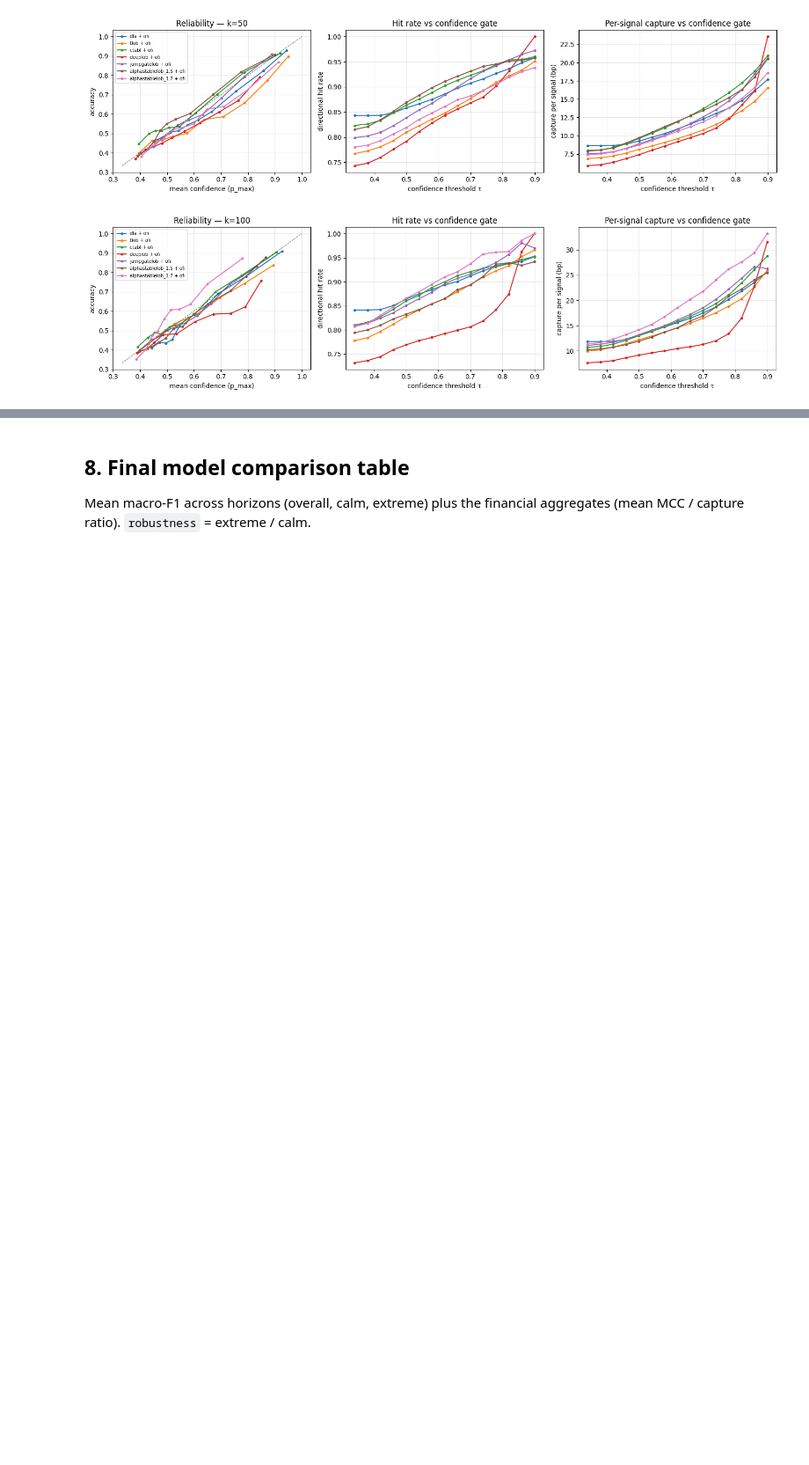
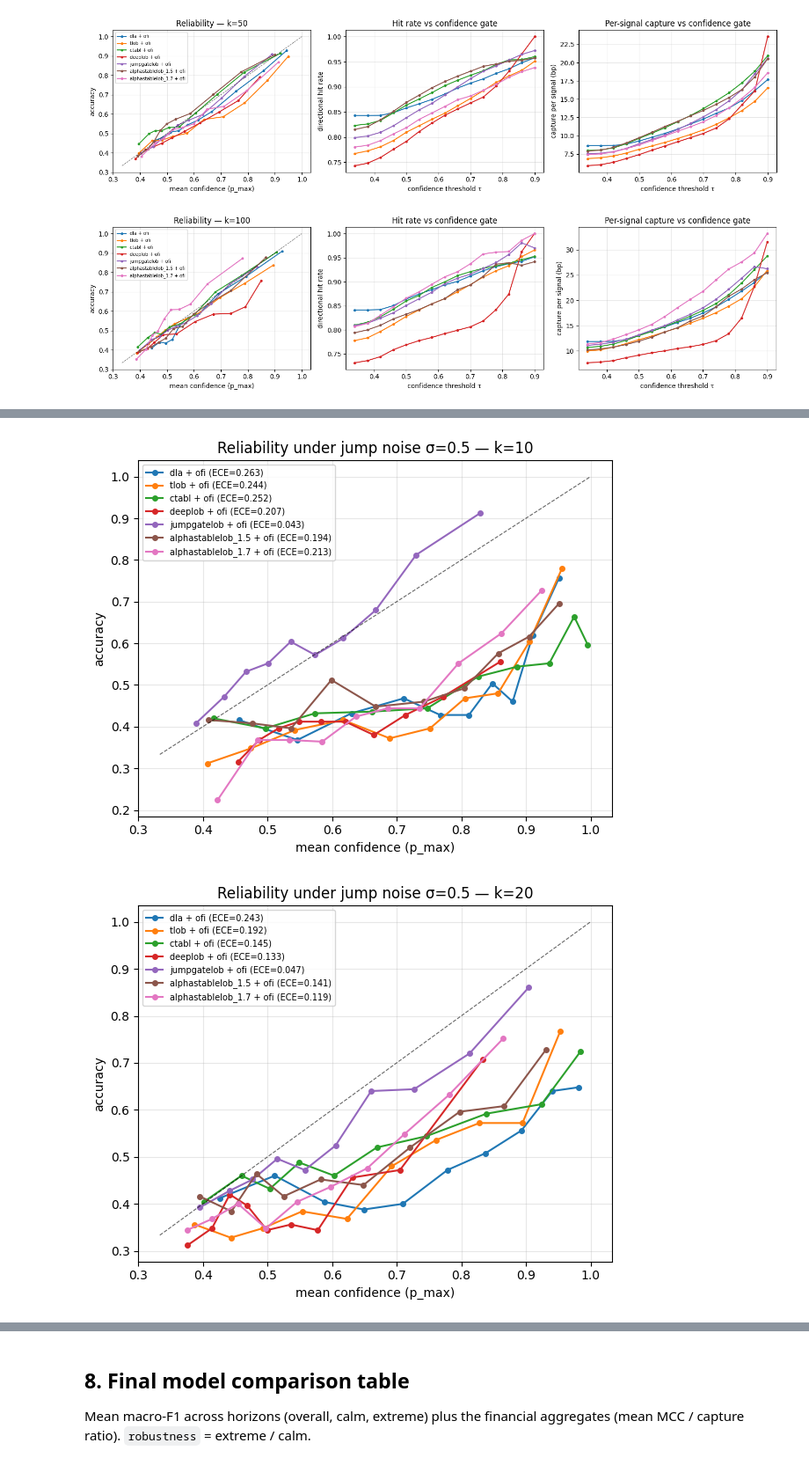
Before and after one commit to ArshiAbolghasemi/Penny, a Jupyter notebook: notebooks/model_comparison.ipynb, the cells around one changed output, grey strips where cells are left out. Shown at 88% size. Saved outputs shown, nothing was run; the diff lists cells and outputs as text; code cells hidden in the pictures; blank space fills up the shorter version.

```diff
--- a/notebooks/model_comparison.ipynb
+++ b/notebooks/model_comparison.ipynb
@@ -1034,0 +1175,51 @@ for k in HORIZONS:
+# %%
+def plot_calibration_under_noise(k, n_bins=10):
+    tags = [t for t in MODELS if (t, k) in ROBUST_PROBS]
+    if not tags:
+        return
+    cmap = plt.get_cmap("tab10")
+    fig, ax = plt.subplots(figsize=(6.2, 5))
+    for i, tag in enumerate(tags):
+        yt, yp, pr = ROBUST_PROBS[(tag, k)]
+        conf = pr.max(1)
+        correct = (yt == yp).astype(float)
+        edges = np.quantile(conf, np.linspace(0, 1, n_bins + 1))
+        edges[-1] += 1e-9
+        bi = np.clip(np.digitize(conf, edges) - 1, 0, n_bins - 1)
+        xs = [
+            conf[bi == b].mean() if (bi == b).any() else np.nan for b in range(n_bins)
+        ]
+        ys = [
+            correct[bi == b].mean() if (bi == b).any() else np.nan
+            for b in range(n_bins)
+        ]
+        # expected calibration error (bin-weighted |acc − conf|)
+        ece = np.nansum(
+            [
+                (bi == b).mean() * abs(np.nan_to_num(ys[b]) - np.nan_to_num(xs[b]))
+                for b in range(n_bins)
+            ]
+        )
+        ax.plot(
+            xs,
+            ys,
+            "o-",
+            ms=4,
+            color=cmap(i % 10),
+            label=f"{DISPLAY[tag]} (ECE={ece:.3f})",
+        )
+    ax.plot([1 / 3, 1], [1 / 3, 1], "k--", lw=0.8, alpha=0.6)
+    ax.set_xlabel("mean confidence (p_max)")
+    ax.set_ylabel("accuracy")
+    ax.set_title(f"Reliability under jump noise σ={SIGMA_FOCUS} — k={k}")
+    ax.legend(fontsize=7)
+    ax.grid(alpha=0.3)
+    fig.tight_layout()
+    plt.show()
+
+
+for k in HORIZONS:
+    plot_calibration_under_noise(k)
+# %% [output]
+[figure, added]
+[figure, added]
```
Also changed, not shown: parts of 8 cells of this notebook.
